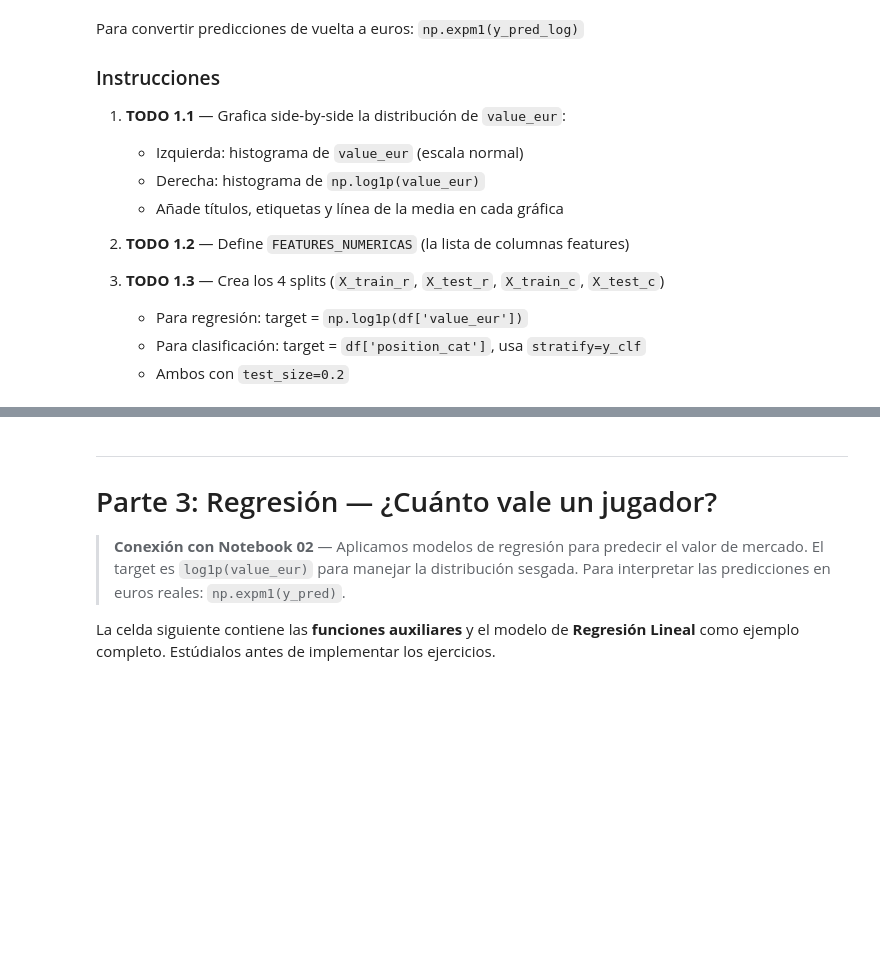
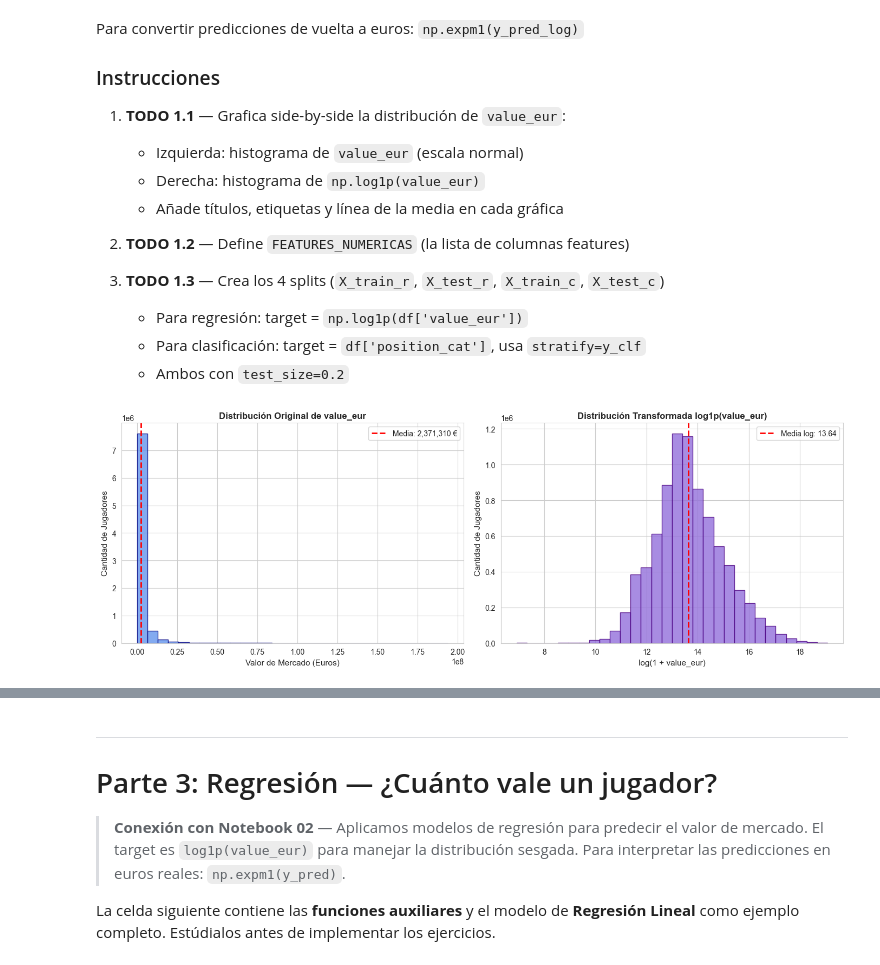
Before and after one commit to Jaider-Dev/IA_Proyecto_FIFA, a Jupyter notebook: Proyecto_FIFA.ipynb, the cells around one changed output, grey strips where cells are left out. Cells and saved outputs as stored; diff of their text form; code cells hidden in the pictures; blank space fills up the shorter version.

```diff
--- a/Proyecto_FIFA.ipynb
+++ b/Proyecto_FIFA.ipynb
@@ -126,14 +146,3 @@ Librerías importadas correctamente.
 
 > **Conexión con Notebook 01** — Antes de construir cualquier modelo debemos entender los datos:
 > cuántos hay, qué variables tienen, si hay valores faltantes, y cómo se distribuyen.
-# %%
-# === CARGA DEL DATASET ===
-# Si usas Google Colab sube el archivo manualmente:
-from google.colab import files; files.upload()
-
-try:
-    df_raw = pd.read_csv('players_23.csv', low_memory=False)
-    print(f'Dataset cargado: {df_raw.shape[0]:,} jugadores x {df_raw.shape[1]} columnas')
-except FileNotFoundError:
-    print('ERROR: Archivo players_23.csv no encontrado.')
-    print('Descargalo de: kaggle datasets download -d stefanoleone992/fifa-23-complete-player-dataset')
@@ -340,0 +370,73 @@ print(y_test_c.value_counts(normalize=True).round(3))
+# %%
+# ╔══════════════════════════════════════════════════════════╗
+# ║  EJERCICIO 1: EDA del Target + Preparación Final         ║
+# ╚══════════════════════════════════════════════════════════╝
+
+# ── TODO 1.1: Distribución de value_eur vs log1p(value_eur) ──────────────────
+fig, axes = plt.subplots(1, 2, figsize=(14, 5))
+
+# Tu código aquí:
+# Histograma Izquierdo: value_eur sin transformar
+axes[0].hist(df['value_eur'].dropna(), bins=30, color='cornflowerblue', edgecolor='navy', alpha=0.8)
+axes[0].axvline(df['value_eur'].mean(), color='red', linestyle='--', linewidth=2,
+                label=f"Media: {df['value_eur'].mean():,.0f} €")
+axes[0].set_xlabel('Valor de Mercado (Euros)', fontsize=11)
+axes[0].set_ylabel('Cantidad de Jugadores', fontsize=11)
+axes[0].set_title('Distribución Original de value_eur', fontsize=12, fontweight='bold')
+axes[0].legend()
+
+# Histograma Derecho: np.log1p(df['value_eur'])
+y_log_preview = np.log1p(df['value_eur'])
+axes[1].hist(y_log_preview, bins=30, color='mediumpurple', edgecolor='indigo', alpha=0.8)
+axes[1].axvline(y_log_preview.mean(), color='red', linestyle='--', linewidth=2,
+                label=f"Media log: {y_log_preview.mean():.2f}")
+axes[1].set_xlabel('log(1 + value_eur)', fontsize=11)
+axes[1].set_ylabel('Cantidad de Jugadores', fontsize=11)
+axes[1].set_title('Distribución Transformada log1p(value_eur)', fontsize=12, fontweight='bold')
+axes[1].legend()
+
+plt.tight_layout()
+plt.show()
+
+
+# ── TODO 1.2: Features numéricas ─────────────────────────────────────────────
+FEATURES_NUMERICAS = [
+    'age', 'overall', 'potential', 'height_cm', 'weight_kg',
+    'pace', 'shooting', 'passing', 'dribbling', 'defending', 'physic',
+    'weak_foot', 'skill_moves', 'international_reputation'
+]
+print(f'Features seleccionadas: {FEATURES_NUMERICAS}')
+
+
+# ── TODO 1.3: Splits train/test ───────────────────────────────────────────────
+
+# — Regresión —
+X_reg = df[FEATURES_NUMERICAS].copy()
+y_reg = np.log1p(df['value_eur'])  # TODO: np.log1p(df['value_eur'])
+
+X_train_r, X_test_r, y_train_r, y_test_r = train_test_split(
+    X_reg, y_reg, test_size=0.2, random_state=42
+)  # TODO: train_test_split(...)
+
+# — Clasificación —
+X_clf = df[FEATURES_NUMERICAS].copy()
+y_clf = df['position_cat']  # TODO: df['position_cat']
+
+X_train_c, X_test_c, y_train_c, y_test_c = train_test_split(
+    X_clf, y_clf, test_size=0.2, random_state=42, stratify=y_clf
+)  # TODO: train_test_split(..., stratify=y_clf)
+
+
+# ── VERIFICACIÓN ─────────────────────────────────────────────────────────────
+print('=' * 55)
+print('VERIFICACIÓN EJERCICIO 1')
+print('=' * 55)
+print(f'  Features:          {len(FEATURES_NUMERICAS)} columnas')
+print(f'  Train regresión:   {X_train_r.shape[0]:,} muestras')
+print(f'  Test  regresión:   {X_test_r.shape[0]:,} muestras')
+print(f'  Train clasificación: {X_train_c.shape[0]:,} muestras')
+print(f'  Test  clasificación: {X_test_c.shape[0]:,} muestras')
+print(f'\n  Distribución posiciones (test):')
+print(y_test_c.value_counts(normalize=True).round(3))
+# %% [output]
+[figure, added]
```
Also changed, not shown: parts of 12 cells of this notebook, 1 other file.
